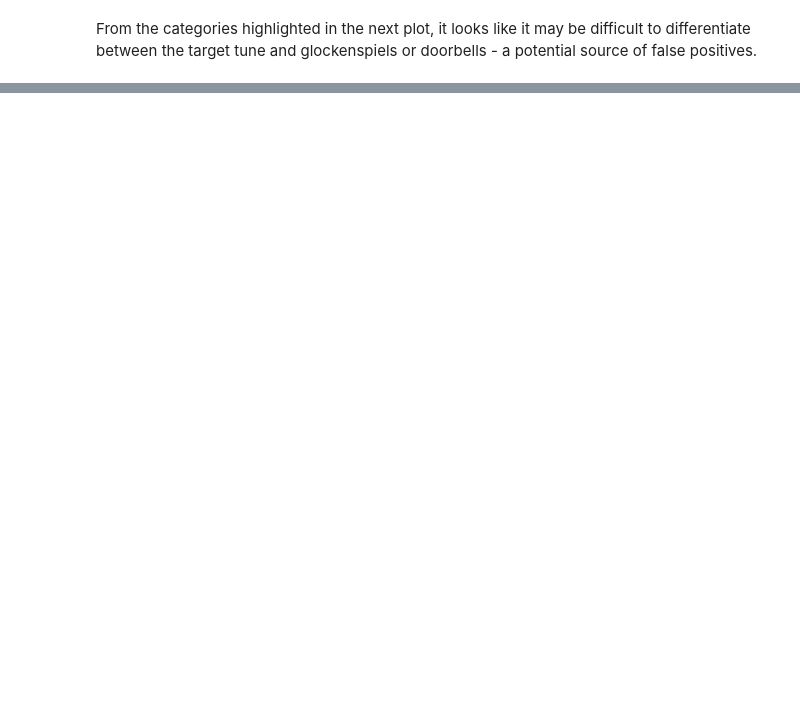
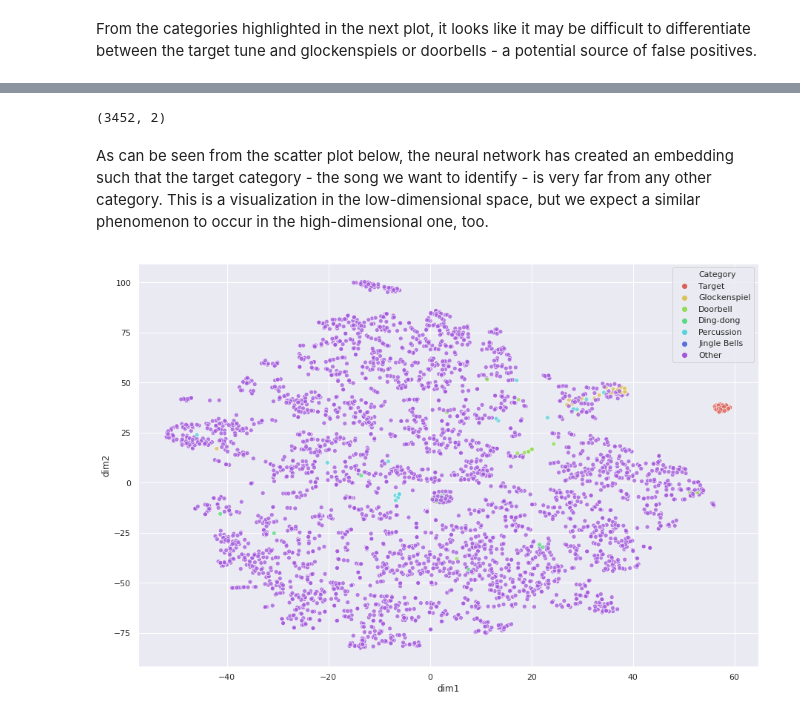
Before and after one commit to lukerm/find-tune, a Jupyter notebook: visualize_embedding_data.ipynb, the cells around one changed output, grey strips where cells are left out. Saved outputs shown, nothing was run; the diff lists cells and outputs as text; code cells hidden in the pictures; blank space fills up the shorter version.

```diff
--- a/visualize_embedding_data.ipynb
+++ b/visualize_embedding_data.ipynb
@@ -79,0 +95,7 @@ _ = plot_factory(['Glockenspiel', 'Doorbell', 'Ding-dong', 'Percussion', 'Jingle
+# %%
+# Load the model trained on our bespoke data
+# Assumes you have this intermediate model stored, which takes X as input
+model = load_model(os.path.join(DATA_DIR, 'fold0', 'nn_fold0.model'))
+embed_in = model.get_layer('vggish_feat_input').input
+embed_out= model.get_layer('fc_last').output
+post_embedding = Model(inputs=embed_in, outputs=embed_out)
@@ -79,0 +116,15 @@ _ = plot_factory(['Glockenspiel', 'Doorbell', 'Ding-dong', 'Percussion', 'Jingle
+# %%
+# Extract the embedding features of our trained classifier
+X_post = post_embedding.predict(X_pre)
+# Perform the t-SNE on this dataset
+tsne_post = TSNE(n_components=2, random_state=2018)
+X_post_2D = tsne.fit_transform(X_post)
+print(X_post_2D.shape)
+# %% [output]
+(3452, 2)
+# %% [markdown]
+As can be seen from the scatter plot below, the neural network has created an embedding such that the target category - the song we want to identify - is very far from any other category. This is a visualization in the low-dimensional space, but we expect a similar phenomenon to occur in the high-dimensional one, too.
+# %%
+_ = plot_factory(X_post_2D, ['Glockenspiel', 'Doorbell', 'Ding-dong', 'Percussion', 'Jingle Bells'])
+# %% [output]
+[figure, added]
```
Also changed, not shown: parts of 11 cells of this notebook.
